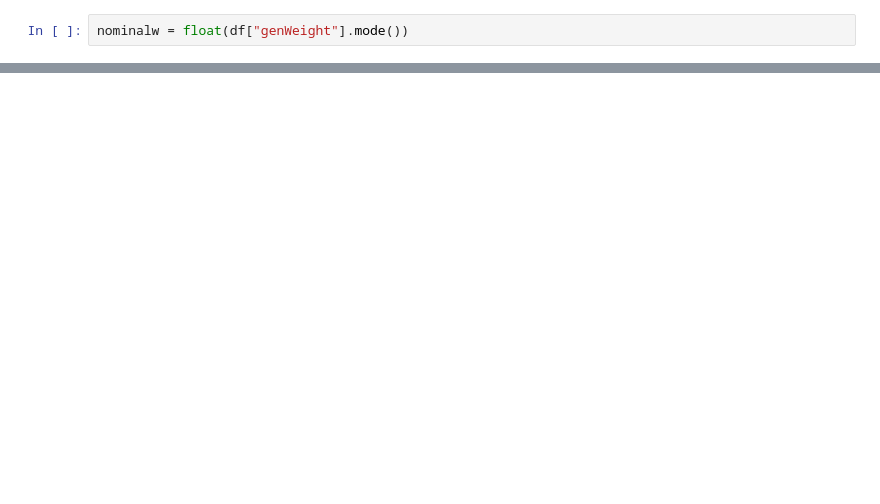
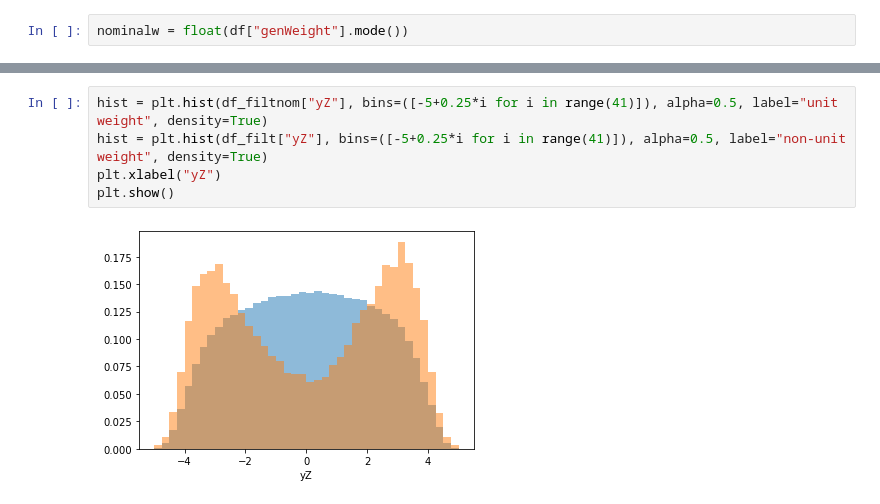
Before and after one commit to kdlong/MiNNLOValidation, a Jupyter notebook: genWeightStudy.ipynb, the cells around one changed output, grey strips where cells are left out. Cells and saved outputs as stored; diff of their text form; blank space fills up the shorter version.

```diff
--- a/genWeightStudy.ipynb
+++ b/genWeightStudy.ipynb
@@ -60,0 +68,7 @@ plt.show()
+# %%
+hist = plt.hist(df_filtnom["yZ"], bins=([-5+0.25*i for i in range(41)]), alpha=0.5, label="unit weight", density=True)
+hist = plt.hist(df_filt["yZ"], bins=([-5+0.25*i for i in range(41)]), alpha=0.5, label="non-unit weight", density=True)
+plt.xlabel("yZ")
+plt.show()
+# %% [output]
+[figure, added]
```
Also changed, not shown: parts of 27 cells of this notebook.
